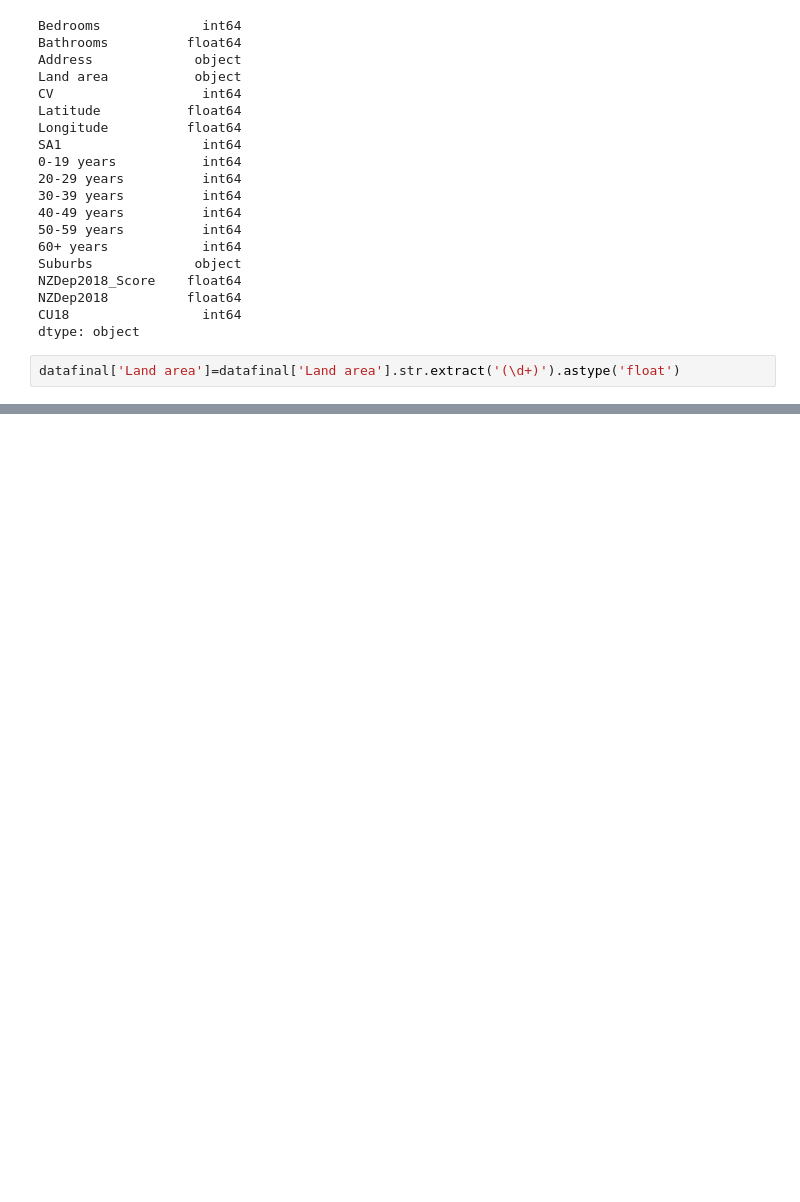
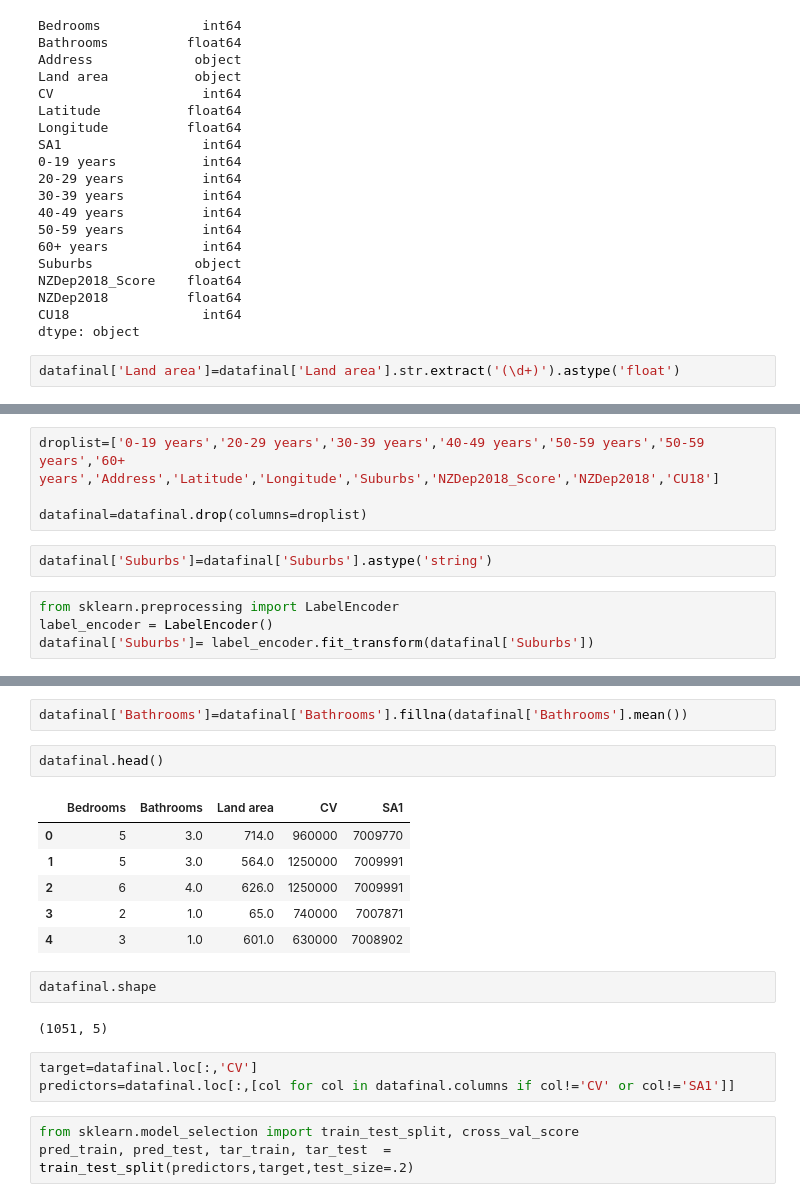
Before and after one commit to uditsharma16/2020-Phase-1, a Jupyter notebook: Data Science and Machine Learning/DataSciencePathCode_UditSharma.ipynb, the cells around one changed output, grey strips where cells are left out. Saved outputs shown, nothing was run; the diff lists cells and outputs as text; blank space fills up the shorter version.

```diff
--- a/Data Science and Machine Learning/DataSciencePathCode_UditSharma.ipynb
+++ b/Data Science and Machine Learning/DataSciencePathCode_UditSharma.ipynb
@@ -164,3 +183,13 @@ NZDep2018_Score    float64
 NZDep2018          float64
 CU18                 int64
 dtype: object
+# %%
+droplist=['0-19 years','20-29 years','30-39 years','40-49 years','50-59 years','50-59 years','60+ years','Address','Latitude','Longitude','Suburbs','NZDep2018_Score','NZDep2018','CU18']
+
+datafinal=datafinal.drop(columns=droplist)
+# %%
+datafinal['Suburbs']=datafinal['Suburbs'].astype('string')
+# %%
+from sklearn.preprocessing import LabelEncoder
+label_encoder = LabelEncoder()
+datafinal['Suburbs']= label_encoder.fit_transform(datafinal['Suburbs'])
@@ -166,0 +205,21 @@ dtype: object
+# %%
+datafinal['Bathrooms']=datafinal['Bathrooms'].fillna(datafinal['Bathrooms'].mean())
+# %%
+datafinal.head()
+# %% [output]
+|  | Bedrooms | Bathrooms | Land area | CV | SA1 |
+| 0 | 5 | 3.0 | 714.0 | 960000 | 7009770 |
+| 1 | 5 | 3.0 | 564.0 | 1250000 | 7009991 |
+| 2 | 6 | 4.0 | 626.0 | 1250000 | 7009991 |
+| 3 | 2 | 1.0 | 65.0 | 740000 | 7007871 |
+| 4 | 3 | 1.0 | 601.0 | 630000 | 7008902 |
+# %%
+datafinal.shape
+# %% [output]
+(1051, 5)
+# %%
+target=datafinal.loc[:,'CV']
+predictors=datafinal.loc[:,[col for col in datafinal.columns if col!='CV' or col!='SA1']]
+# %%
+from sklearn.model_selection import train_test_split, cross_val_score
+pred_train, pred_test, tar_train, tar_test  = train_test_split(predictors,target,test_size=.2)
```
Also changed, not shown: parts of 15 cells of this notebook.
